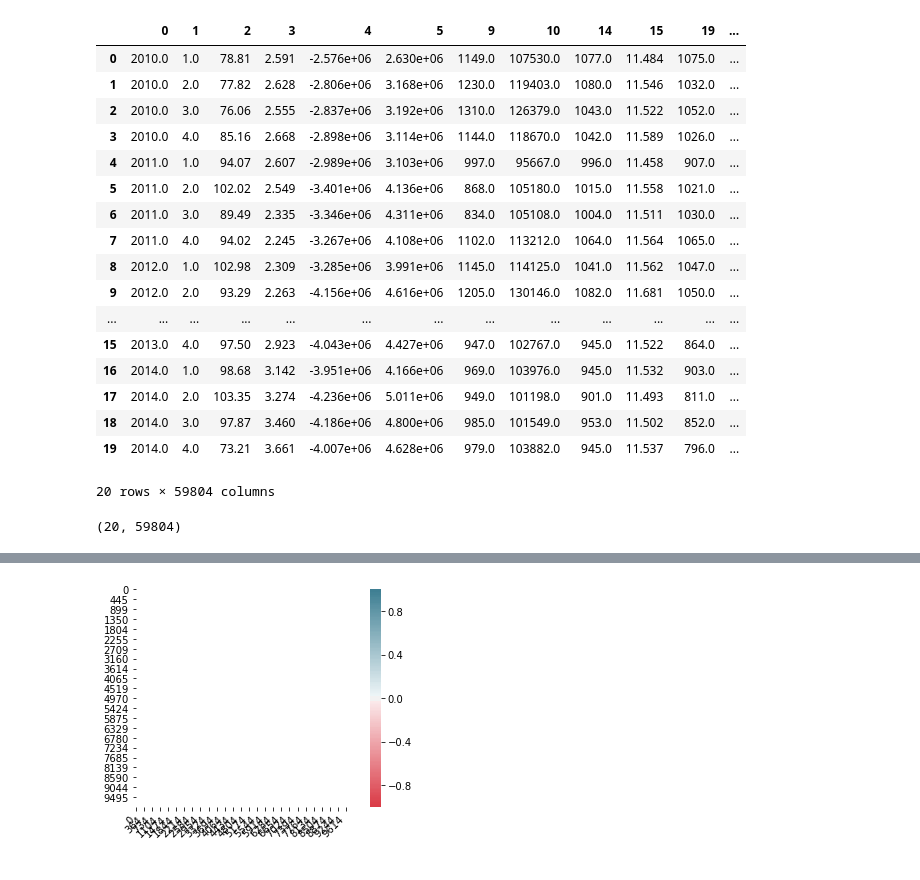
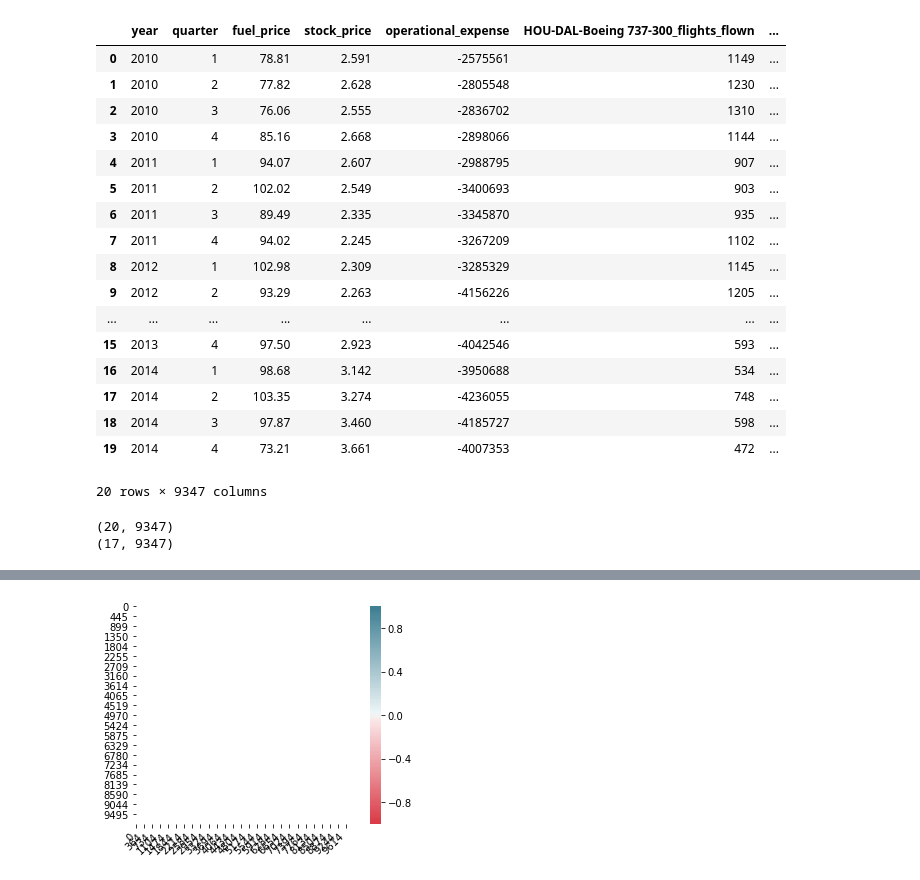
Before and after one commit to dpedz-tech/utScalableMachineLearning2019, a Jupyter notebook: Q Rev Analysis/quarterly_rev_predict.ipynb, the cells around one changed output, grey strips where cells are left out. Drawn from its saved outputs; the diff is of its cells as text; code cells hidden in the pictures.

Commit message:
column heaaders are working

```diff
--- a/Q Rev Analysis/quarterly_rev_predict.ipynb
+++ b/Q Rev Analysis/quarterly_rev_predict.ipynb
@@ -17,8 +17,7 @@ warnings.filterwarnings("ignore")
 
 %matplotlib inline
 
-full_quarter_df=pd.read_csv("new_full_quarterData.csv",header=None)
-
+full_quarter_df=pd.read_csv("new_full_quarterData.csv")
 #Lets read the data
 # train =full_quarter_df[20:38]
 # test =full_quarter_df.head(20)
@@ -51,56 +50,62 @@ all_data[skewed_feats] = np.log1p(all_data[skewed_feats])
 
 # all_data.drop(['citypair'],axis=1, inplace=True)
 # all_data.drop(['aircraft'],axis=1, inplace=True)
 
 # bigFrame = pd.DataFrame({curr_year,curr_quarter})
 # for name, group in all_data_1.groups :
 #     print(name)
 #     print(group)
 #     print(str(year) +"-"+ str(quarter) +", " +citypair + " - "+ aircraft)
 #     all_data_1.get_group(quarter, year, citypair, aircraft)
 #     if curr_year==year and curr_quarter==quarter:
 #         rowFrame=pd.DataFrame({citypair, aircraft,sum_departures_performed,sum_departures_scheduled,passengers,seats})
 #         bigFrame=pd.concat(bigFrame,rowFrame)
 #     else:
 #         curr_year+=1
 #         curr_quarter+=1
 #         if curr_quarter ==5:
 #             curr_quarter=1
 #         newBigFrame = pd.DataFrame({curr_year,curr_quarter})
 #         bigFrame=bigFrame.append(newBigFrame)
 #         rowFrame=pd.DataFrame({citypair, aircraft,sum_departures_performed,sum_departures_scheduled,passengers,seats})
 #         bigFrame=pd.concat(bigFrame,rowFrame)
 
 # print(bigFrame)
 all_data = pd.get_dummies(all_data)
 all_data = all_data.fillna(0)
 X_train = all_data[:train.shape[0]]
 X_test = all_data[train.shape[0]:]
-y = train[5]
+x_testWRev= X_test
+
+X_train.drop(['revenue'],axis=1, inplace=True)
+X_test.drop(['revenue'],axis=1, inplace=True)
+y = train['revenue']
 X_train
 # %% [output]
-|  | 0 | 1 | 2 | 3 | 4 | 5 | 9 | 10 | 14 | 15 | 19 | ... |
-| 0 | 2010.0 | 1.0 | 78.81 | 2.591 | -2.576e+06 | 2.630e+06 | 1149.0 | 107530.0 | 1077.0 | 11.484 | 1075.0 | ... |
-| 1 | 2010.0 | 2.0 | 77.82 | 2.628 | -2.806e+06 | 3.168e+06 | 1230.0 | 119403.0 | 1080.0 | 11.546 | 1032.0 | ... |
-| 2 | 2010.0 | 3.0 | 76.06 | 2.555 | -2.837e+06 | 3.192e+06 | 1310.0 | 126379.0 | 1043.0 | 11.522 | 1052.0 | ... |
-| 3 | 2010.0 | 4.0 | 85.16 | 2.668 | -2.898e+06 | 3.114e+06 | 1144.0 | 118670.0 | 1042.0 | 11.589 | 1026.0 | ... |
-| 4 | 2011.0 | 1.0 | 94.07 | 2.607 | -2.989e+06 | 3.103e+06 | 997.0 | 95667.0 | 996.0 | 11.458 | 907.0 | ... |
-| 5 | 2011.0 | 2.0 | 102.02 | 2.549 | -3.401e+06 | 4.136e+06 | 868.0 | 105180.0 | 1015.0 | 11.558 | 1021.0 | ... |
-| 6 | 2011.0 | 3.0 | 89.49 | 2.335 | -3.346e+06 | 4.311e+06 | 834.0 | 105108.0 | 1004.0 | 11.511 | 1030.0 | ... |
-| 7 | 2011.0 | 4.0 | 94.02 | 2.245 | -3.267e+06 | 4.108e+06 | 1102.0 | 113212.0 | 1064.0 | 11.564 | 1065.0 | ... |
-| 8 | 2012.0 | 1.0 | 102.98 | 2.309 | -3.285e+06 | 3.991e+06 | 1145.0 | 114125.0 | 1041.0 | 11.562 | 1047.0 | ... |
-| 9 | 2012.0 | 2.0 | 93.29 | 2.263 | -4.156e+06 | 4.616e+06 | 1205.0 | 130146.0 | 1082.0 | 11.681 | 1050.0 | ... |
-| ... | ... | ... | ... | ... | ... | ... | ... | ... | ... | ... | ... | ... |
-| 15 | 2013.0 | 4.0 | 97.50 | 2.923 | -4.043e+06 | 4.427e+06 | 947.0 | 102767.0 | 945.0 | 11.522 | 864.0 | ... |
-| 16 | 2014.0 | 1.0 | 98.68 | 3.142 | -3.951e+06 | 4.166e+06 | 969.0 | 103976.0 | 945.0 | 11.532 | 903.0 | ... |
-| 17 | 2014.0 | 2.0 | 103.35 | 3.274 | -4.236e+06 | 5.011e+06 | 949.0 | 101198.0 | 901.0 | 11.493 | 811.0 | ... |
-| 18 | 2014.0 | 3.0 | 97.87 | 3.460 | -4.186e+06 | 4.800e+06 | 985.0 | 101549.0 | 953.0 | 11.502 | 852.0 | ... |
-| 19 | 2014.0 | 4.0 | 73.21 | 3.661 | -4.007e+06 | 4.628e+06 | 979.0 | 103882.0 | 945.0 | 11.537 | 796.0 | ... |
+|  | year | quarter | fuel_price | stock_price | operational_expense | HOU-DAL-Boeing 737-300_flights_flown | ... |
+| 0 | 2010 | 1 | 78.81 | 2.591 | -2575561 | 1149 | ... |
+| 1 | 2010 | 2 | 77.82 | 2.628 | -2805548 | 1230 | ... |
+| 2 | 2010 | 3 | 76.06 | 2.555 | -2836702 | 1310 | ... |
+| 3 | 2010 | 4 | 85.16 | 2.668 | -2898066 | 1144 | ... |
+| 4 | 2011 | 1 | 94.07 | 2.607 | -2988795 | 907 | ... |
+| 5 | 2011 | 2 | 102.02 | 2.549 | -3400693 | 903 | ... |
+| 6 | 2011 | 3 | 89.49 | 2.335 | -3345870 | 935 | ... |
+| 7 | 2011 | 4 | 94.02 | 2.245 | -3267209 | 1102 | ... |
+| 8 | 2012 | 1 | 102.98 | 2.309 | -3285329 | 1145 | ... |
+| 9 | 2012 | 2 | 93.29 | 2.263 | -4156226 | 1205 | ... |
+| ... | ... | ... | ... | ... | ... | ... | ... |
+| 15 | 2013 | 4 | 97.50 | 2.923 | -4042546 | 593 | ... |
+| 16 | 2014 | 1 | 98.68 | 3.142 | -3950688 | 534 | ... |
+| 17 | 2014 | 2 | 103.35 | 3.274 | -4236055 | 748 | ... |
+| 18 | 2014 | 3 | 97.87 | 3.460 | -4185727 | 598 | ... |
+| 19 | 2014 | 4 | 73.21 | 3.661 | -4007353 | 472 | ... |
-20 rows × 59804 columns
+20 rows × 9347 columns
-# %%
-X_train.shape
-# %% [output]
-(20, 59804)
+# %%
+print(X_train.shape)
+print(X_test.shape)
+# %% [output]
+(20, 9347)
+(17, 9347)
 # %%
 def rmse_cv(model, dataset):
     rmse= np.sqrt(-cross_val_score(model, dataset, y, scoring="neg_mean_squared_error", cv = 5))
```
Also changed, not shown: parts of 5 cells of this notebook, 3 other files.
